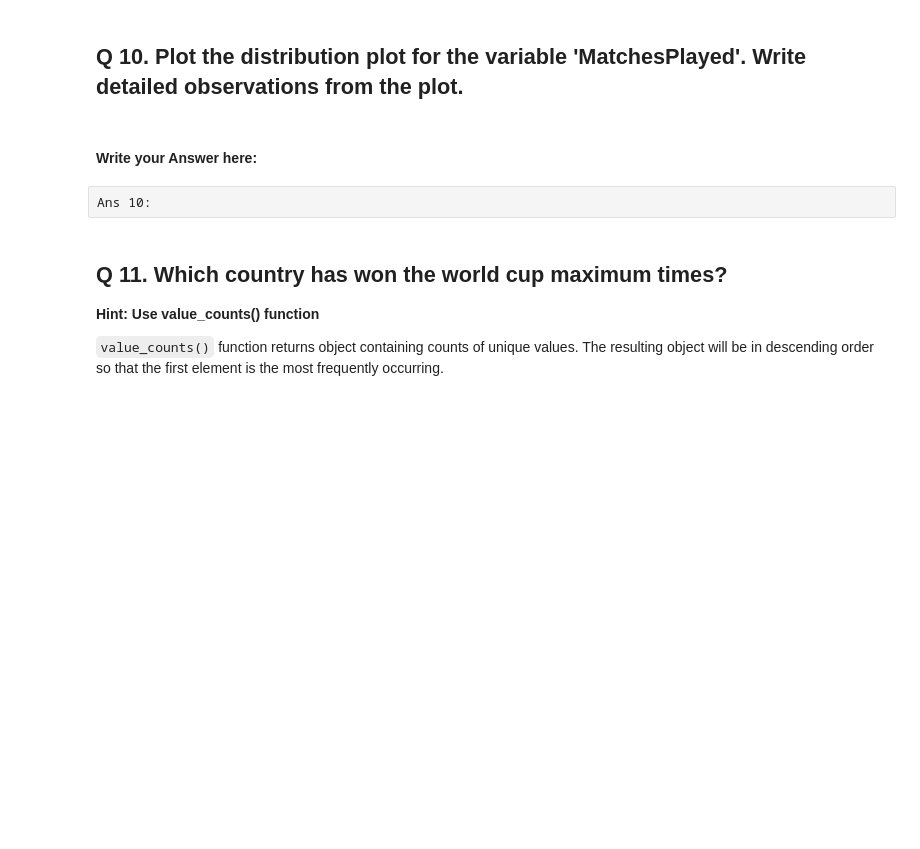
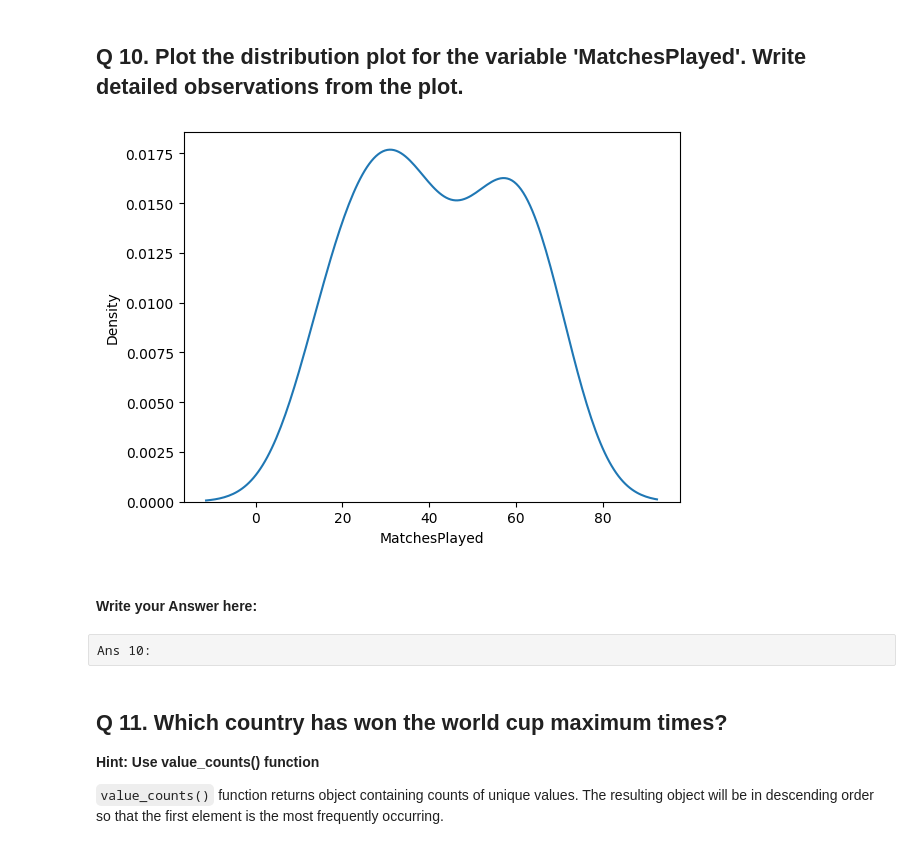
Before and after one commit to jpreyesm03/Data-Science-Fun-Projects, a Jupyter notebook: WorldCups/Question Notebook - FIFA World Cup Analysis.ipynb, the cells around one changed output. Cells and saved outputs as stored; diff of their text form; code cells hidden in the pictures; blank space fills up the shorter version.

Commit message:
Draw correct plots after solving library issue.

```diff
--- a/WorldCups/Question Notebook - FIFA World Cup Analysis.ipynb
+++ b/WorldCups/Question Notebook - FIFA World Cup Analysis.ipynb
@@ -150,5 +166,7 @@ Ans 9:
 # %%
 # remove _____ & write the appropriate library name
 
-___.distplot(fifa['MatchesPlayed'])
+sns.kdeplot(fifa['MatchesPlayed'])
 plt.show()
+# %% [output]
+[figure, added]
```
Also changed, not shown: parts of 42 cells of this notebook.
